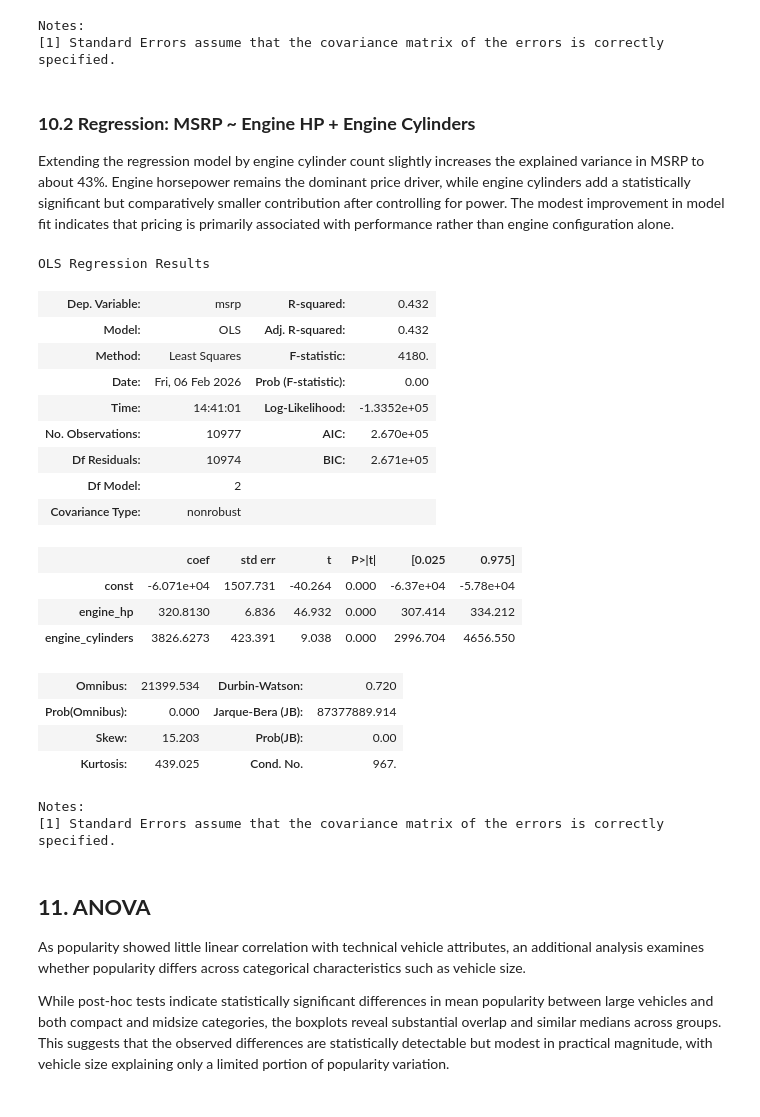
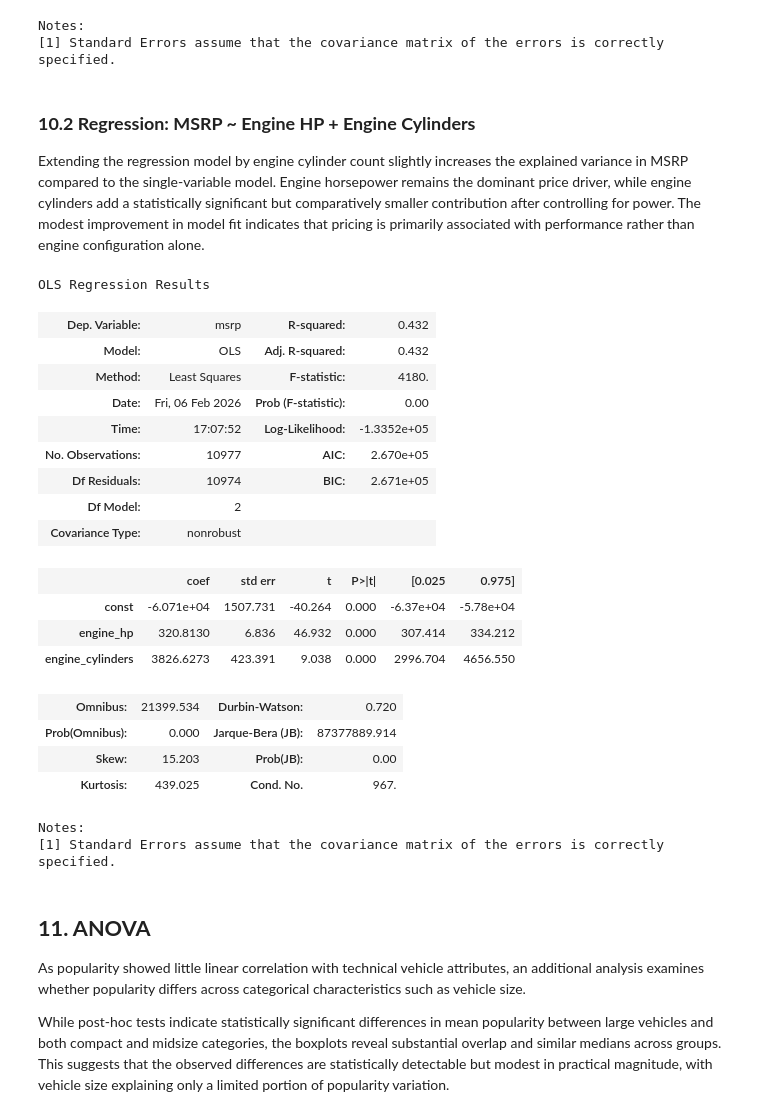
Before and after one commit to t-jor/car-market-analysis, a Jupyter notebook: notebooks/car_market_analysis.ipynb, the cells around one changed output. Saved outputs shown, nothing was run; the diff lists cells and outputs as text; code cells hidden in the pictures.

```diff
--- a/notebooks/car_market_analysis.ipynb
+++ b/notebooks/car_market_analysis.ipynb
@@ -1183,23 +1137,23 @@ Notes:
 [1] Standard Errors assume that the covariance matrix of the errors is correctly specified.
 # %% [markdown]
 ### **10.2 Regression: MSRP ~ Engine HP + Engine Cylinders**
-Extending the regression model by engine cylinder count slightly increases the explained variance in MSRP to about 43%. Engine horsepower remains the dominant price driver, while engine cylinders add a statistically significant but comparatively smaller contribution after controlling for power. The modest improvement in model fit indicates that pricing is primarily associated with performance rather than engine configuration alone.
+Extending the regression model by engine cylinder count slightly increases the explained variance in MSRP compared to the single-variable model. Engine horsepower remains the dominant price driver, while engine cylinders add a statistically significant but comparatively smaller contribution after controlling for power. The modest improvement in model fit indicates that pricing is primarily associated with performance rather than engine configuration alone.
 # %%
 # Add engine_cylinders to the Regression calculation
 
-X = df_car_analysis[["engine_hp", "engine_cylinders"]].astype(int)
-y = df_car_analysis["msrp"].astype(int)
+X = df_car_analysis[["engine_hp", "engine_cylinders"]].astype(float) # Cast to float to ensure compatibility with statsmodels (no nullable dtypes)
+y = df_car_analysis["msrp"].astype(float)
 
 X = sm.add_constant(X)
 model_hp_cyl = sm.OLS(y, X).fit()
 model_hp_cyl.summary()
 # %% [output]
 OLS Regression Results
 | Dep. Variable: | msrp | R-squared: | 0.432 |
 | Model: | OLS | Adj. R-squared: | 0.432 |
 | Method: | Least Squares | F-statistic: | 4180. |
 | Date: | Fri, 06 Feb 2026 | Prob (F-statistic): | 0.00 |
-| Time: | 14:41:01 | Log-Likelihood: | -1.3352e+05 |
+| Time: | 17:07:52 | Log-Likelihood: | -1.3352e+05 |
 | No. Observations: | 10977 | AIC: | 2.670e+05 |
 | Df Residuals: | 10974 | BIC: | 2.671e+05 |
 | Df Model: | 2 |  |  |
```
Also changed, not shown: parts of 40 cells of this notebook.
